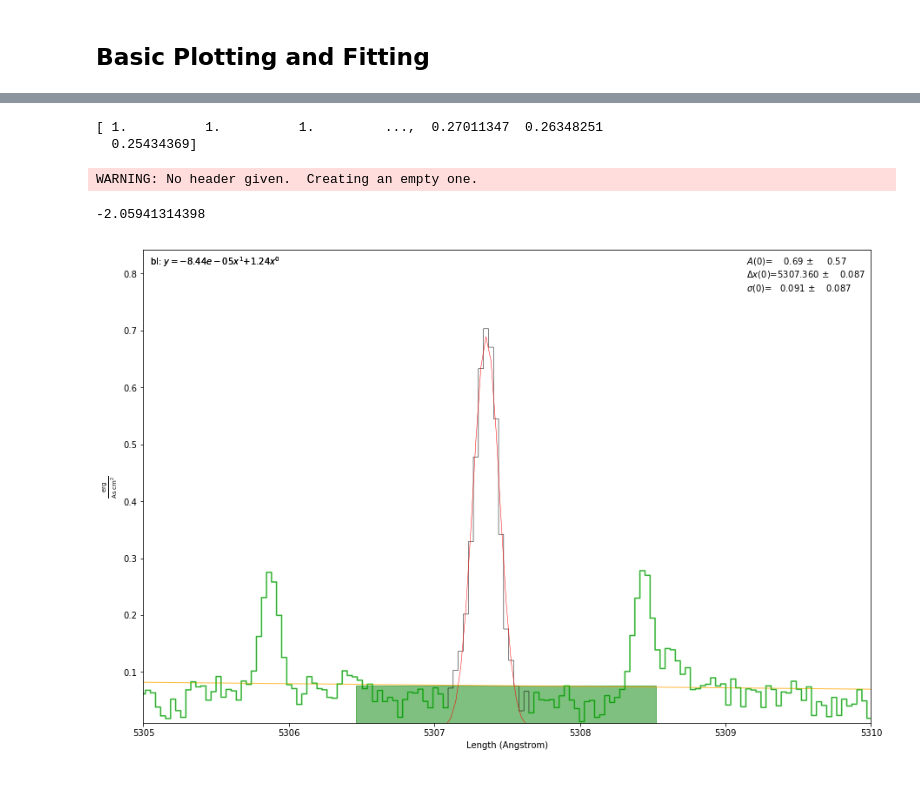
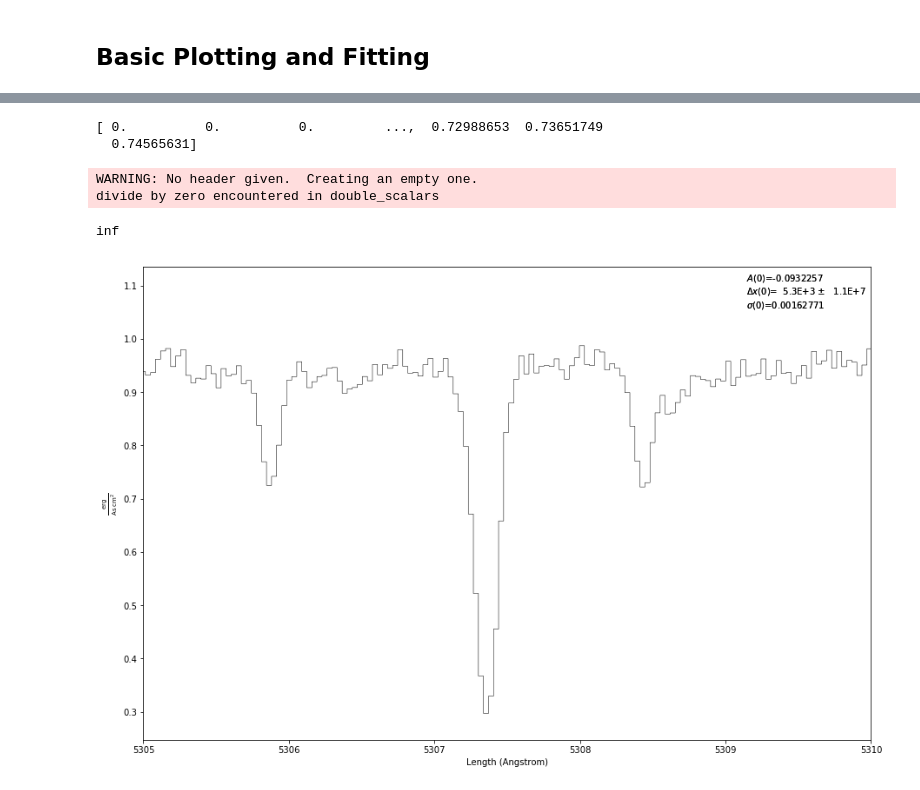
Before and after one commit to jkcarlberg/redgiant_planethosts, a Jupyter notebook: pyspeckit_test.ipynb, the cells around one changed output, grey strips where cells are left out. Saved outputs shown, nothing was run; the diff lists cells and outputs as text; code cells hidden in the pictures.

```diff
--- a/pyspeckit_test.ipynb
+++ b/pyspeckit_test.ipynb
@@ -26,26 +83,27 @@ WARNING: No header given.  Creating an empty one.
 # %%
 s_hdu = fits.open("Data/ew_known/tame_inputs/col110_1134red_oned_25jan14_wavsoln.fits")
 #spec_lpx = pd.read_csv("Data/ew_known/tame_inputs/col110_1134red_oned_25jan14.lpx",
                        #delim_whitespace = True, header=None)
 fig = plt.figure(figsize=(15,10))
 
 s_data = s_hdu[1].data
-s_flux = abs(s_data['FLUX'] - 1.)
+s_flux = s_data['FLUX']
 #s_flux = s_data['FLUX']*np.array(spec_lpx[1])
 print(s_flux)
 s_wav = s_data['WAVEL'] * u.AA
 sp = pyspeckit.Spectrum(data=s_flux, xarr=s_wav, unit=u.erg/u.s/u.cm**2/u.AA)
 sp.plotter(figure = fig, xmin=5305, xmax=5310.)
 
-#sp.specfit(fittype='gaussian', guesses = [0.5, 5307.36, 0.1])
-sp.specfit(fittype='gaussian', guesses = 'moments')
-sp.baseline(subtract=False, highlight_fitregion=True, excludefit = True)
+sp.specfit(fittype='gaussian', guesses = [-0.2, 5307.36, 0.5])
+#sp.specfit(fittype='gaussian', guesses = 'moments')
+#sp.baseline(subtract=False, highlight_fitregion=True, excludefit = True)
 print(sp.specfit.EQW(plot=True, continuum_as_baseline=True))
 
 sp.plotter.savefig('basic_plot_example_withfit.png')
 # %% [output]
-[ 1.          1.          1.         ...,  0.27011347  0.26348251
-  0.25434369]
+[ 0.          0.          0.         ...,  0.72988653  0.73651749
+  0.74565631]
 WARNING: No header given.  Creating an empty one.
+divide by zero encountered in double_scalars
--2.05941314398
+inf
-[figure, old version]
+[figure, new version]
```
Also changed, not shown: parts of 5 cells of this notebook.
